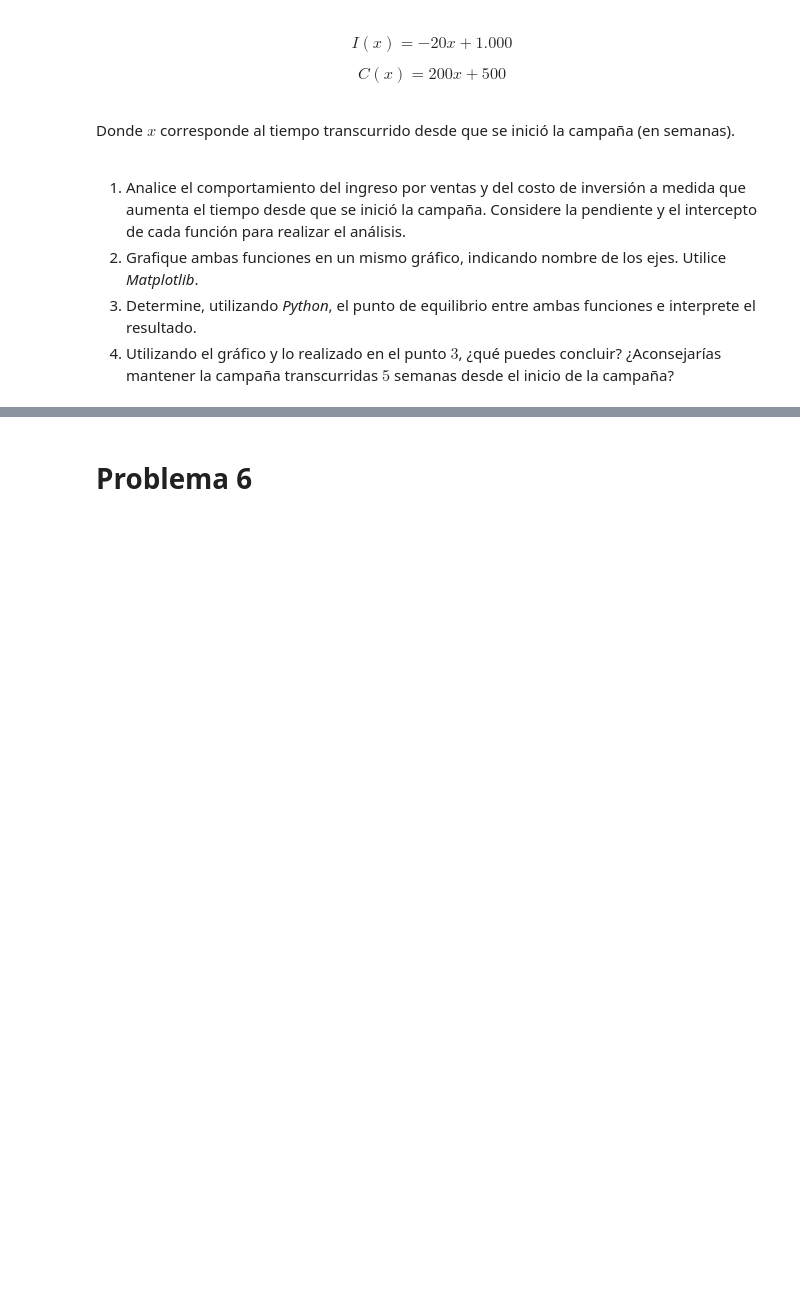
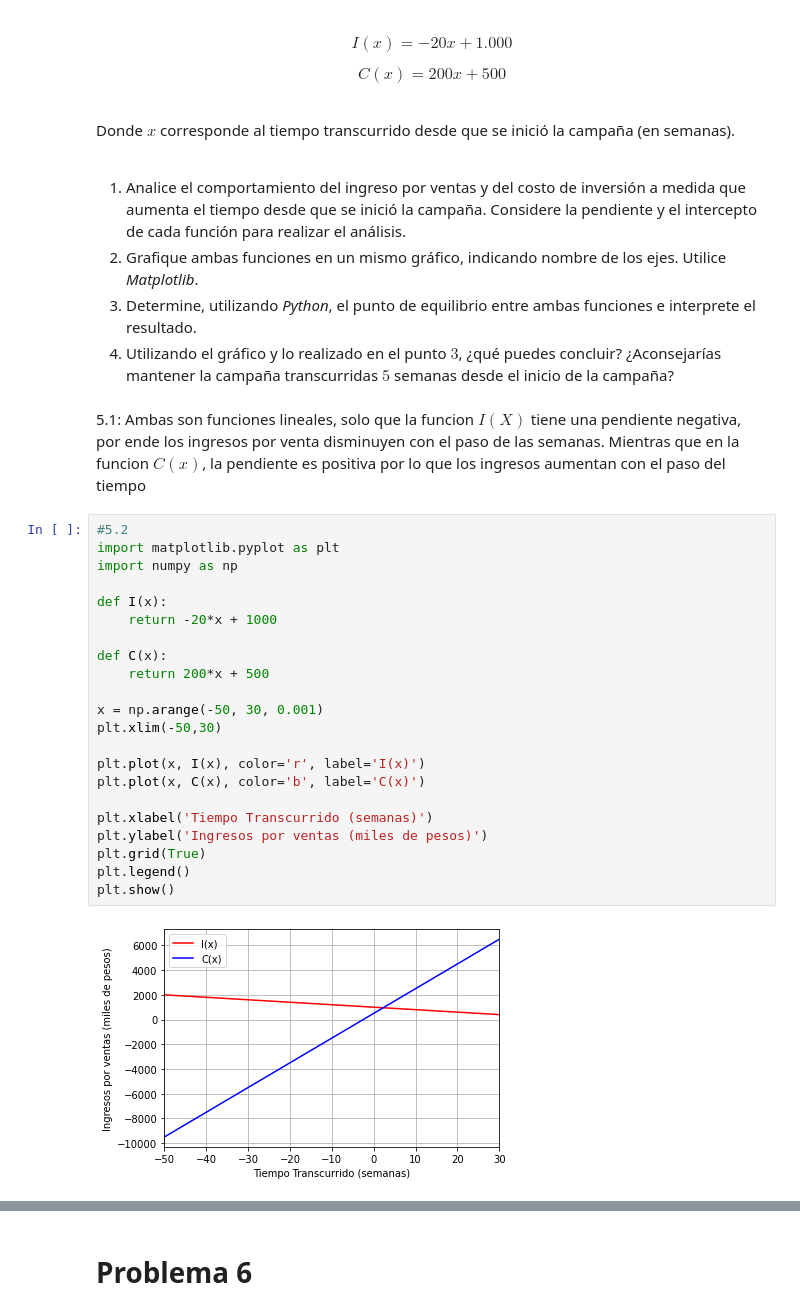
Before and after one commit to pintoduoc/MatematicaAplicada, a Jupyter notebook: G3_Aplicaciones_de_funciones.ipynb, the cells around one changed output, grey strips where cells are left out. Cells and saved outputs as stored; diff of their text form; blank space fills up the shorter version.

```diff
--- a/G3_Aplicaciones_de_funciones.ipynb
+++ b/G3_Aplicaciones_de_funciones.ipynb
@@ -176,3 +210,29 @@ Donde $x$ corresponde al tiempo transcurrido desde que se inició la campaña (e
 de los ejes. Utilice *Matplotlib*.
 3. Determine, utilizando *Python*, el punto de equilibrio entre ambas funciones e interprete el resultado.
 4. Utilizando el gráfico y lo realizado en el punto $3$, ¿qué puedes concluir? ¿Aconsejarías mantener la campaña transcurridas $5$ semanas desde el inicio de la campaña?
+# %% [markdown]
+5.1: Ambas son funciones lineales, solo que la funcion $I(X)$ tiene una pendiente negativa, por ende los ingresos por venta disminuyen con el paso de las semanas. Mientras que en la funcion $C(x)$, la pendiente es positiva por lo que los ingresos aumentan con el paso del tiempo
+# %%
+#5.2
+import matplotlib.pyplot as plt
+import numpy as np
+
+def I(x):
+    return -20*x + 1000
+
+def C(x):
+    return 200*x + 500
+
+x = np.arange(-50, 30, 0.001)
+plt.xlim(-50,30)
+
+plt.plot(x, I(x), color='r', label='I(x)')
+plt.plot(x, C(x), color='b', label='C(x)')
+
+plt.xlabel('Tiempo Transcurrido (semanas)')
+plt.ylabel('Ingresos por ventas (miles de pesos)')
+plt.grid(True)
+plt.legend()
+plt.show()
+# %% [output]
+[figure, added]
```
Also changed, not shown: parts of 8 cells of this notebook.
